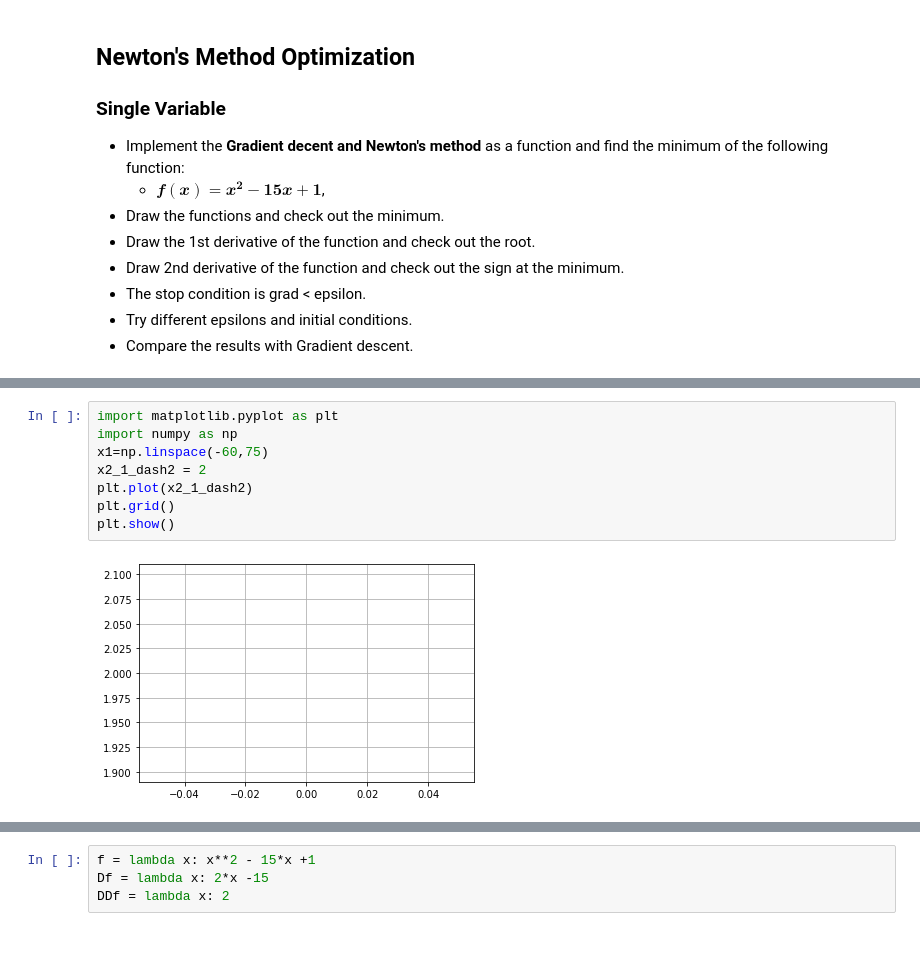
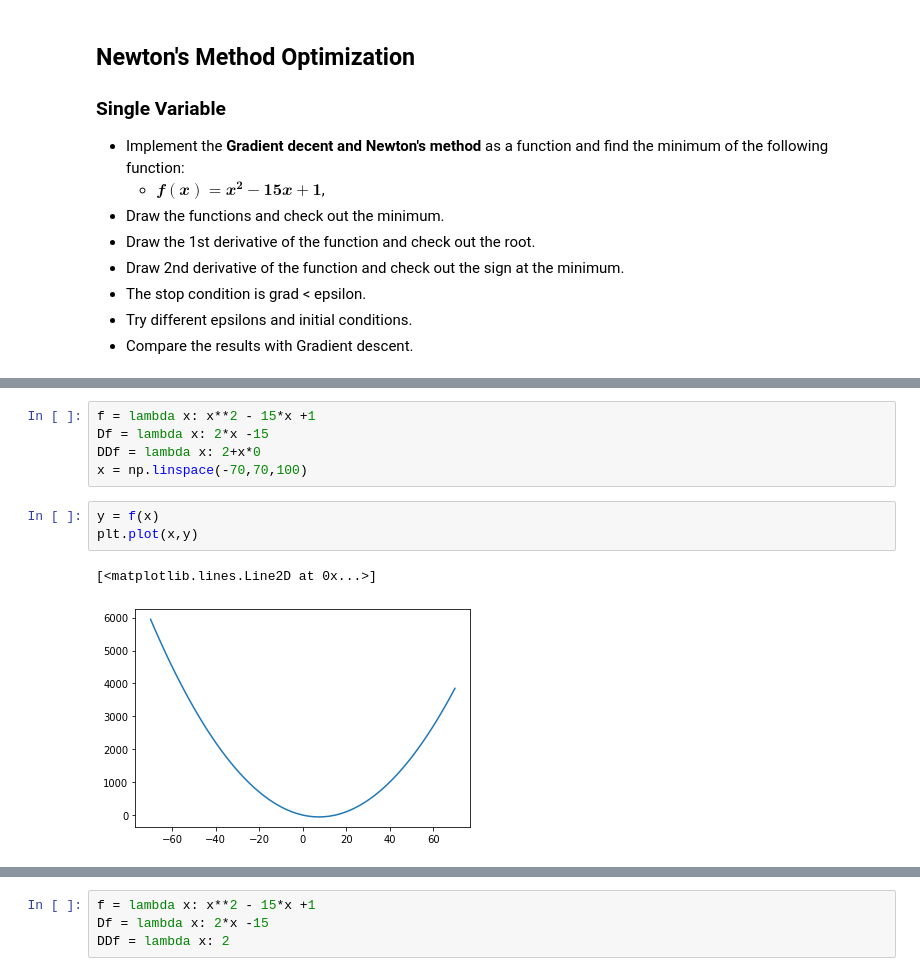
Before and after one commit to AbdellrahmanAmgad/ITI-Practical-Work, a Jupyter notebook: Numerical Algorithms/Lab_3.ipynb, the cells around one changed output, grey strips where cells are left out. Saved outputs shown, nothing was run; the diff lists cells and outputs as text; blank space fills up the shorter version.

```diff
--- a/Numerical Algorithms/Lab_3.ipynb
+++ b/Numerical Algorithms/Lab_3.ipynb
@@ -123,10 +119,11 @@ plt.show()
-# %%
-import matplotlib.pyplot as plt
-import numpy as np
-x1=np.linspace(-60,75)
-x2_1_dash2 = 2
-plt.plot(x2_1_dash2)
-plt.grid()
-plt.show()
-# %% [output]
-[figure, removed]
+# %%
+f = lambda x: x**2 - 15*x +1
+Df = lambda x: 2*x -15
+DDf = lambda x: 2+x*0
+x = np.linspace(-70,70,100)
+# %%
+y = f(x)
+plt.plot(x,y)
+# %% [output]
+[<matplotlib.lines.Line2D at 0x...>]
+[figure, added]
```
Also changed, not shown: parts of 52 cells of this notebook.
